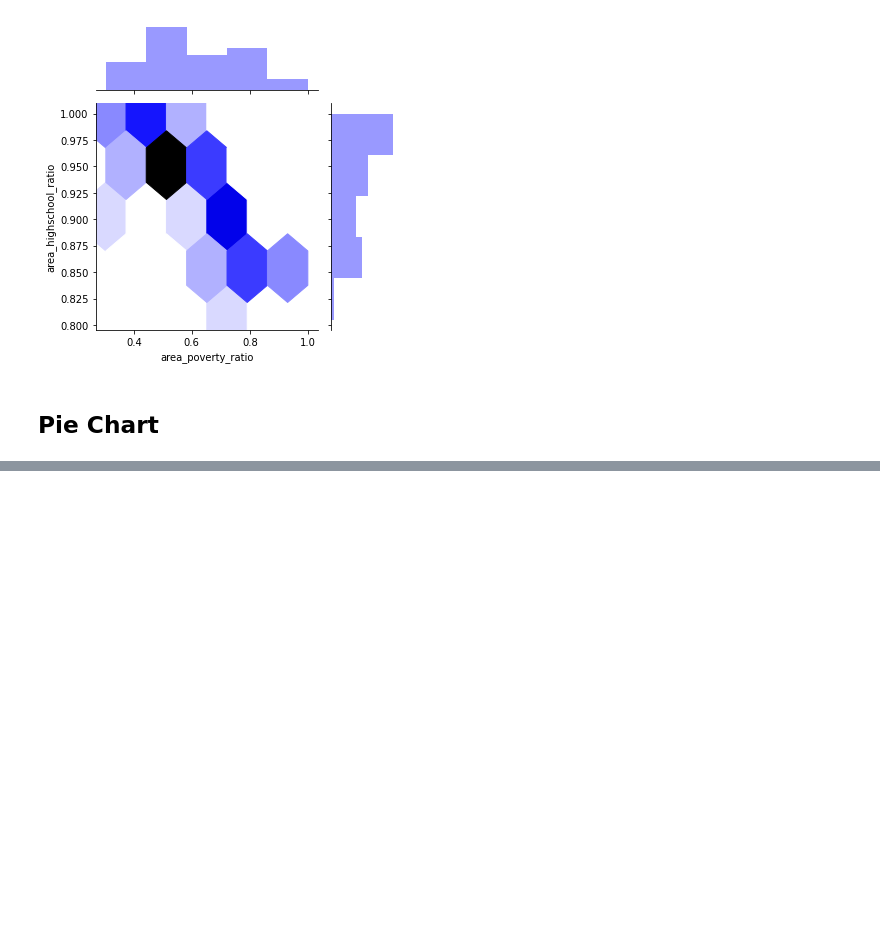
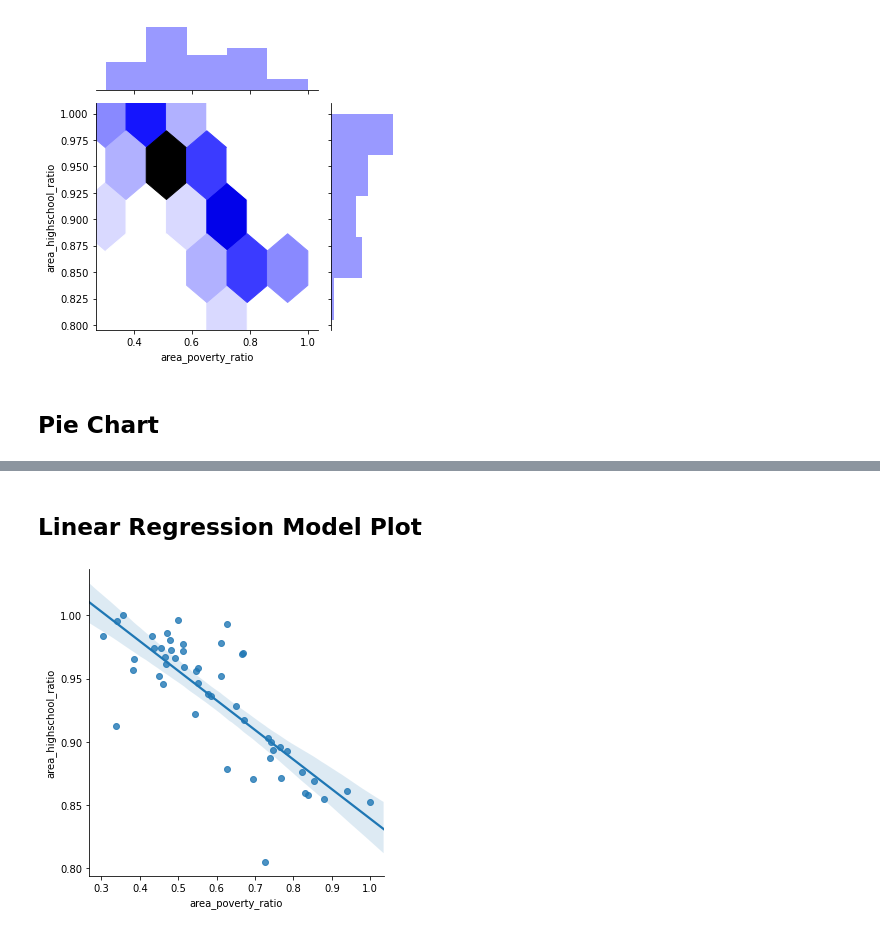
Before and after one commit to pradeepprasad/Machine_Learning_Workspace, a Jupyter notebook: Visualisation_Hands_On_01.ipynb, the cells around one changed output, grey strips where cells are left out. Cells and saved outputs as stored; diff of their text form; code cells hidden in the pictures; blank space fills up the shorter version.

```diff
--- a/Visualisation_Hands_On_01.ipynb
+++ b/Visualisation_Hands_On_01.ipynb
@@ -364,0 +322,7 @@ Text(0.5, 1.0, 'Killed by race distribution')
+# %% [markdown]
+## Linear Regression Model Plot
+# %%
+sns.lmplot(x="area_poverty_ratio", y="area_highschool_ratio", data=data, truncate=False, logistic=False)
+plt.show()
+# %% [output]
+[figure, added]
```
Also changed, not shown: parts of 21 cells of this notebook.
